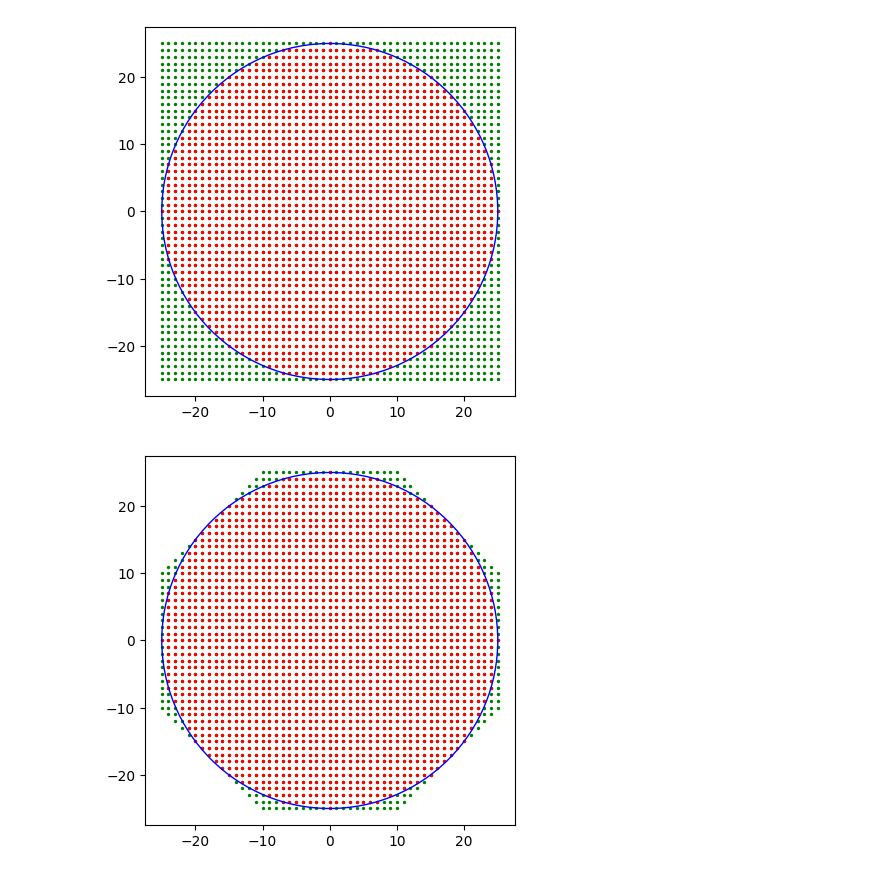
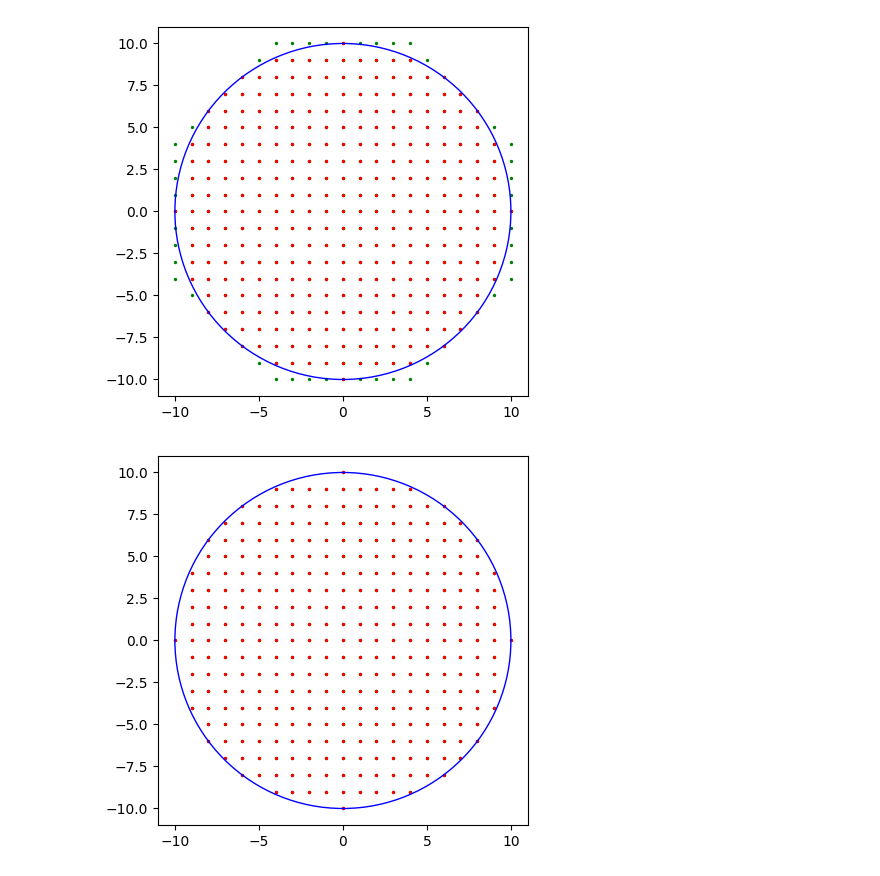
Before and after one commit to TheMaxMOI/MaximilienM, a Jupyter notebook: Cercle-PointsEntiers.ipynb, the cells around one changed output. Cells and saved outputs as stored; diff of their text form; code cells hidden in the pictures.

```diff
--- a/Cercle-PointsEntiers.ipynb
+++ b/Cercle-PointsEntiers.ipynb
@@ -49,34 +49,48 @@ def gen_points(D,n=0):
                     points.append((x,-(y+1)))
                 y += 1
         return points
+    if n==2:#Sur le mm principe on en déduit le cercle
+        #cercle
+        r=D//2
+        CourbeSuperieure = lambda x: (r**2 -x**2)**0.5
+        points = []
+        for x in range(-r, r+1):
+            bornesup = CourbeSuperieure(x)
+            y = 0
+            while y <= bornesup:
+                points.append((x, y))
+                if y+1<= bornesup:
+                    points.append((x,-(y+1)))
+                y += 1
+        return points
 
 def cercle_points(D,n):
     points=gen_points(D,n)
     circle = plt.Circle((0,0), (D-1)//2, color='b', fill=False)
     x=[M[0] for M in points]
     y=[M[1] for M in points]
     plt.scatter(x,y,color='g',s=2)
 
     points=[i for i in points if (i[0])**2+(i[1])**2 <= (D//2)**2] #Select vertices in the circle
     x=[M[0] for M in points]
     y=[M[1] for M in points]
     #return points
 
     plt.scatter(x,y,color='r',s=2)
     plt.gca().add_patch(circle)
     plt.gca().set_aspect('equal', adjustable='box')
     plt.show()
 
 #En notant N le nombre de points à coordonnés entières sur le disque de rayon r. On observe en traçant le graphe que N=f(r) où f n'est pas connue.
 #Régression linéaire --> logN ressemble à un log qui croit plus vite sur la fin
 #logN=g(logr) est une droite, g(x)=ax+b --> mouais
 #N=e^(ax+b)
 
 #En fait et c'est logique, N(r) se comporte (et ça se démontre) comme pi/4*r² en +infini
 
-r=25
-cercle_points(2*r+1,0)
+r=10
 cercle_points(2*r+1,1)
+cercle_points(2*r+1,2)
 # %% [output]
-[figure, old version]
+[figure, new version]
-[figure, old version]
+[figure, new version]
```
Also changed, not shown: 1 other file.
